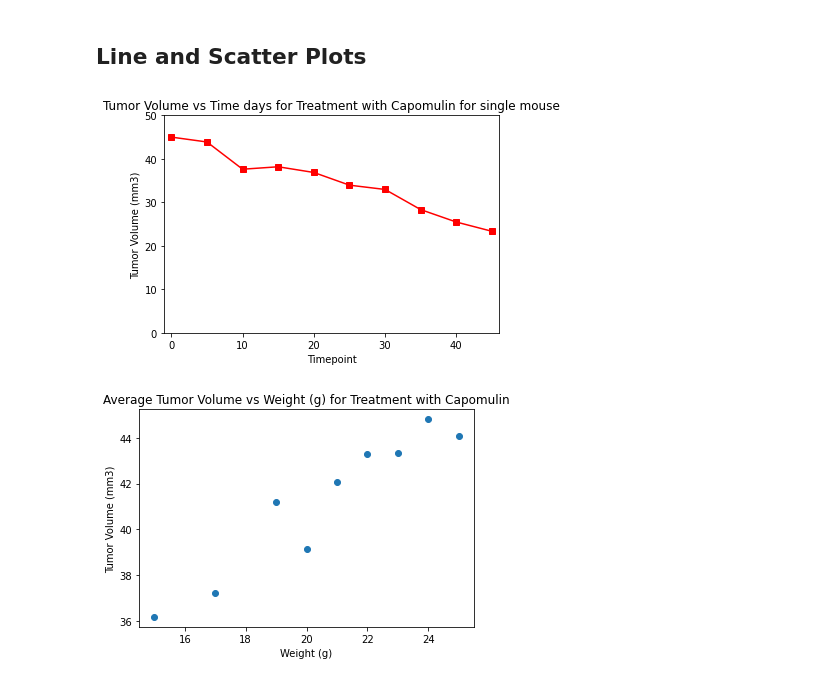
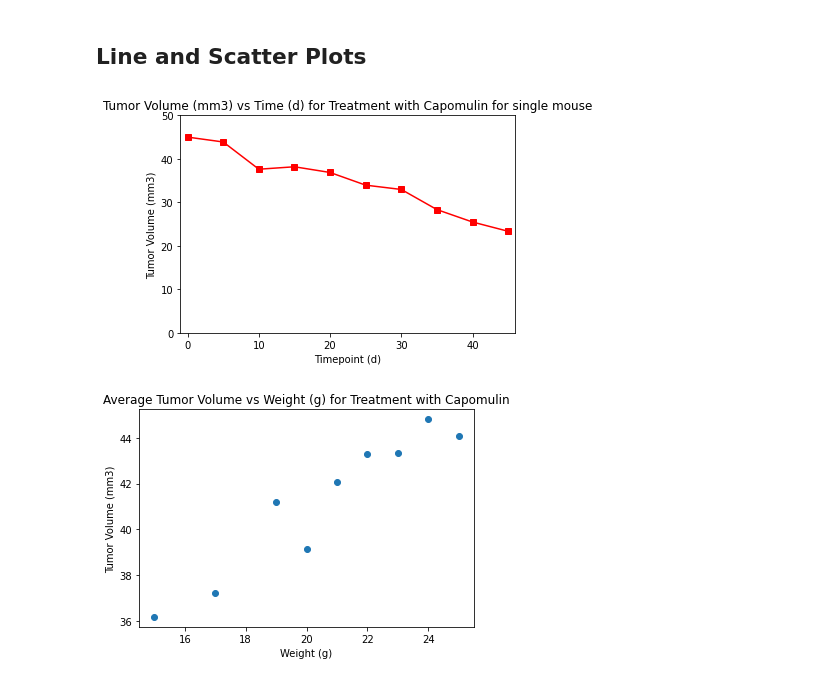
Before and after one commit to jillpeloquin13/Matplotlib, a Jupyter notebook: Pymaceuticals_main.ipynb, the cells around one changed output. Cells and saved outputs as stored; diff of their text form; code cells hidden in the pictures.

```diff
--- a/Pymaceuticals_main.ipynb
+++ b/Pymaceuticals_main.ipynb
@@ -240,21 +322,21 @@ plt.show()
 # %%
 # Generate a line plot of tumor volume vs. time point for a mouse treated with Capomulin
 Capomulin_cleaned = combined_study_clean_df[combined_study_clean_df["Drug Regimen"] == 'Capomulin']
 Mice_df = Capomulin_cleaned[Capomulin_cleaned["Mouse ID"].isin(Capomulin_cleaned.iloc[0:1,0])]
 
 volume = Mice_df["Tumor Volume (mm3)"]
 time = Mice_df["Timepoint"]
 
 plt.plot(time, volume, marker ='s', color='red')
 plt.ylabel('Tumor Volume (mm3)')
-plt.xlabel('Timepoint')
-plt.title('Tumor Volume vs Time days for Treatment with Capomulin for single mouse')
+plt.xlabel('Timepoint (d)')
+plt.title('Tumor Volume (mm3) vs Time (d) for Treatment with Capomulin for single mouse')
 
 plt.xlim(-1,46)
 plt.ylim(0,50)
 plt.show()
 # %% [output]
-[figure, old version]
+[figure, new version]
 # %%
 # Generate a scatter plot of average tumor volume vs. mouse weight for the Capomulin regimen
 
```
Also changed, not shown: parts of 5 cells of this notebook.
